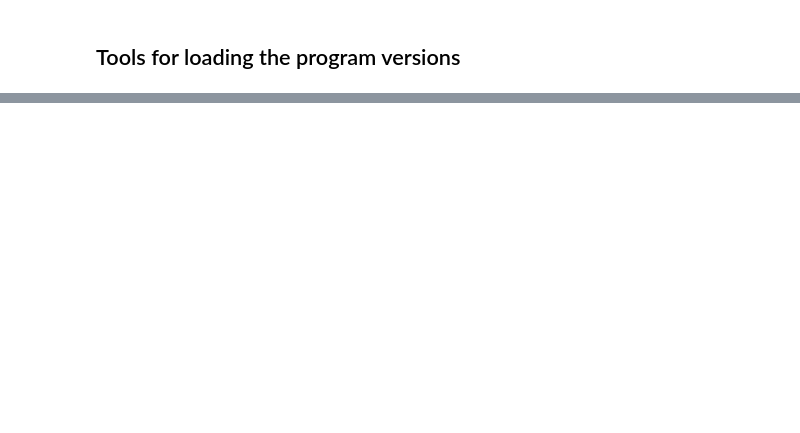
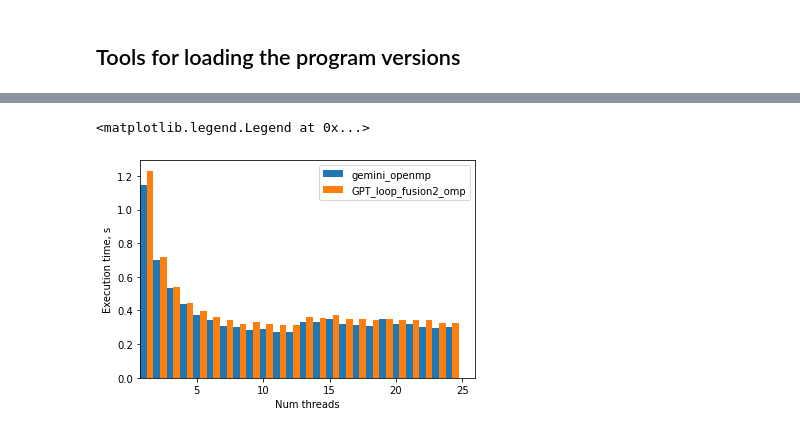
Before and after one commit to pavellippov/HPC4WC_Project12_AI_assited_optimization, a Jupyter notebook: gemini_optimization.ipynb, the cells around one changed output, grey strips where cells are left out. Cells and saved outputs as stored; diff of their text form; code cells hidden in the pictures; blank space fills up the shorter version.

```diff
--- a/gemini_optimization.ipynb
+++ b/gemini_optimization.ipynb
@@ -126,3 +177,14 @@ print(result)
+# %%
+
+plt.bar(core_list, gemini_times, width, label=gemini_openmp)
+plt.bar(core_list+width, chatgpt_times, width, label=chatgpt_openmp)
+plt.xlim(left=0.75)
+plt.xlabel("Num threads")
+plt.ylabel("Execution time, s")
+plt.legend()
+# %% [output]
+<matplotlib.legend.Legend at 0x...>
+[figure, added]
 # %%
 validate_results()
 # %% [output]
```
Also changed, not shown: parts of 13 cells of this notebook, 4 other files.
